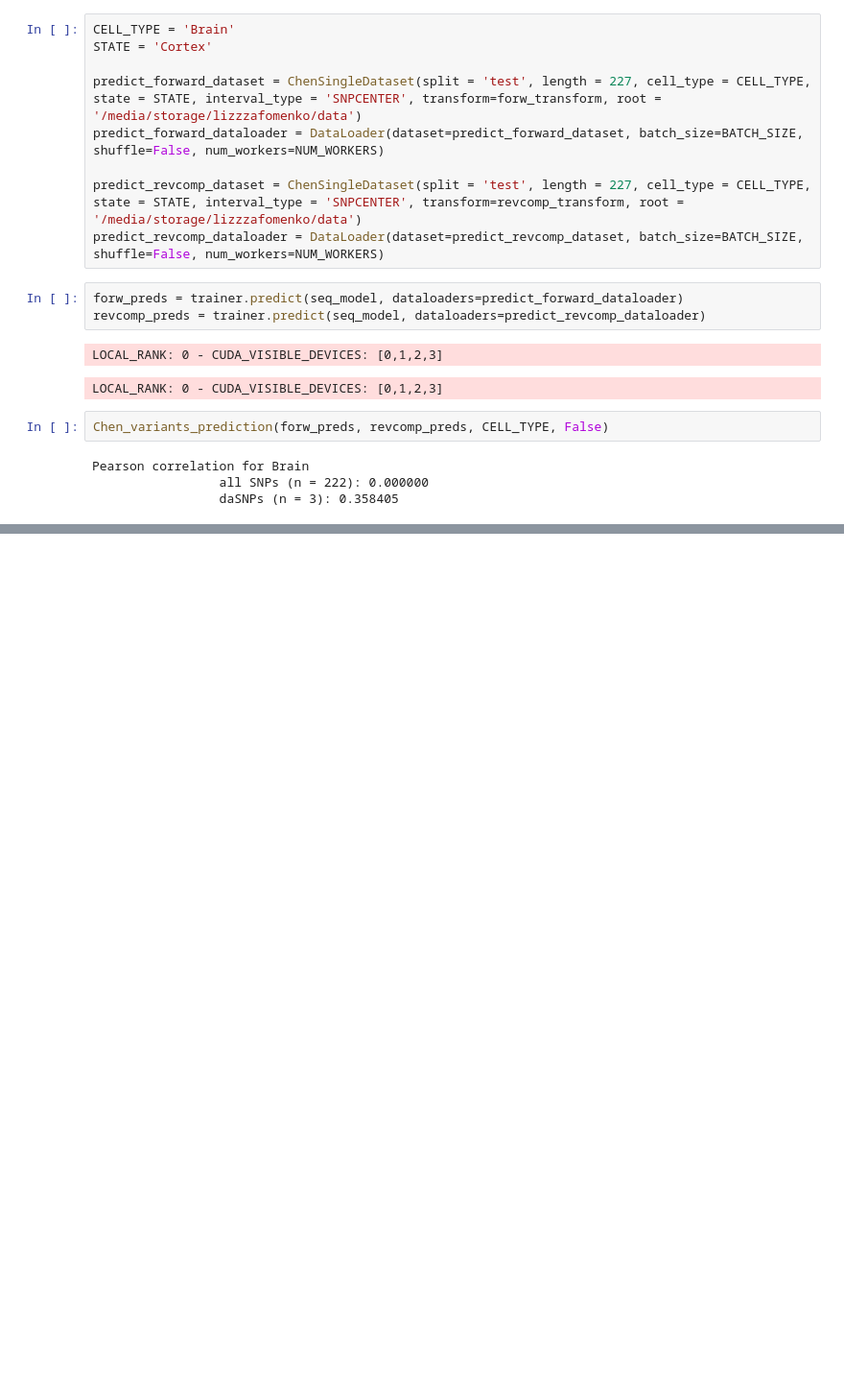
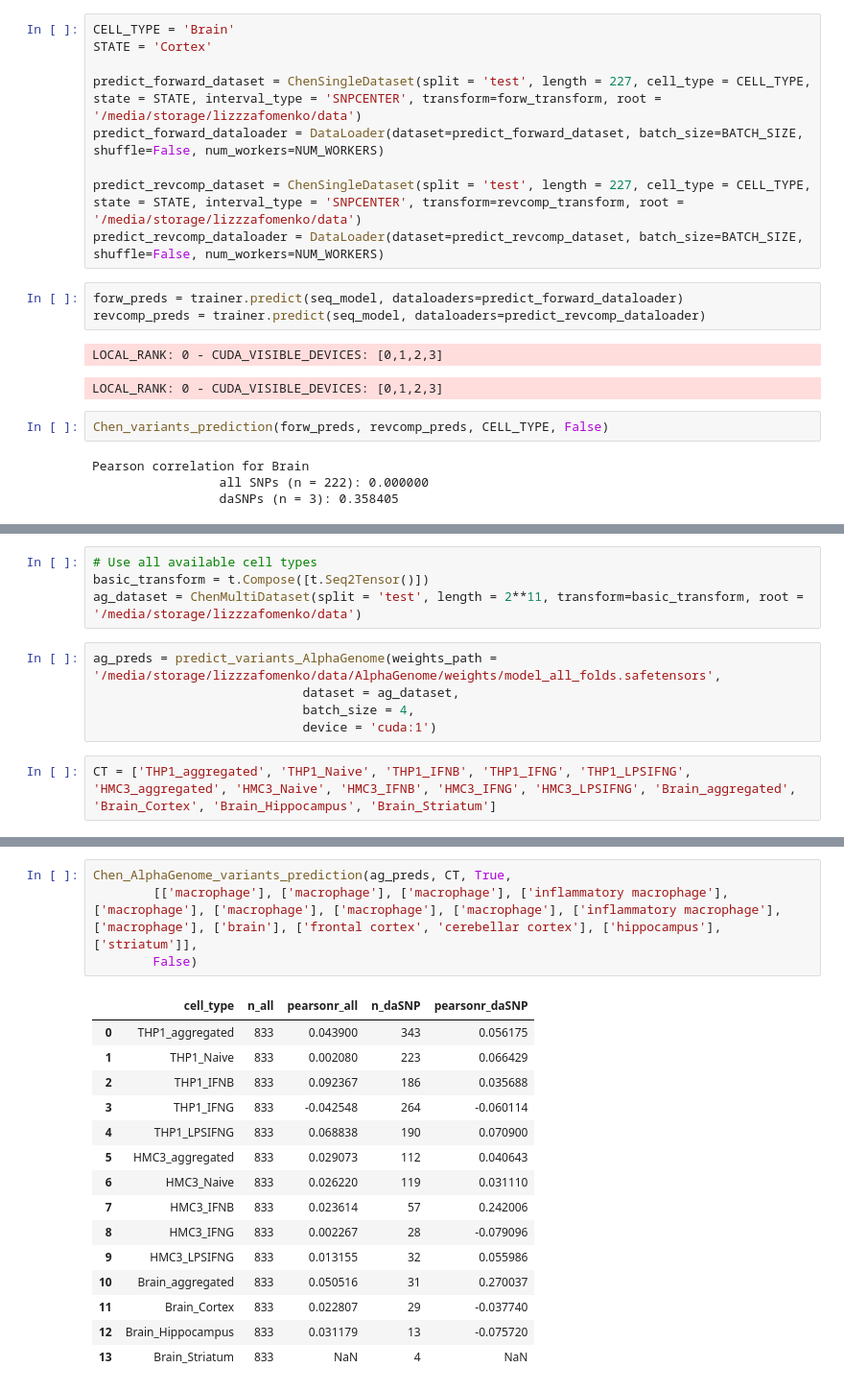
Before and after one commit to autosome-ru/MPRA-MNIST, a Jupyter notebook: mpramnist/Chen2025/ChenDataset_example.ipynb, the cells around one changed output, grey strips where cells are left out. Shown at 96% size. Cells and saved outputs as stored; diff of their text form; blank space fills up the shorter version.

```diff
--- a/mpramnist/Chen2025/ChenDataset_example.ipynb
+++ b/mpramnist/Chen2025/ChenDataset_example.ipynb
@@ -296,0 +311,11 @@ Pearson correlation for Brain
+# %%
+# Use all available cell types
+basic_transform = t.Compose([t.Seq2Tensor()])
+ag_dataset = ChenMultiDataset(split = 'test', length = 2**11, transform=basic_transform, root = '/media/storage/lizzzafomenko/data')
+# %%
+ag_preds = predict_variants_AlphaGenome(weights_path = '/media/storage/lizzzafomenko/data/AlphaGenome/weights/model_all_folds.safetensors',
+                            dataset = ag_dataset,
+                            batch_size = 4,
+                            device = 'cuda:1')
+# %%
+CT = ['THP1_aggregated', 'THP1_Naive', 'THP1_IFNB', 'THP1_IFNG', 'THP1_LPSIFNG', 'HMC3_aggregated', 'HMC3_Naive', 'HMC3_IFNB', 'HMC3_IFNG', 'HMC3_LPSIFNG', 'Brain_aggregated', 'Brain_Cortex', 'Brain_Hippocampus', 'Brain_Striatum']
@@ -296,0 +410,20 @@ Pearson correlation for Brain
+# %%
+Chen_AlphaGenome_variants_prediction(ag_preds, CT, True,
+        [['macrophage'], ['macrophage'], ['macrophage'], ['inflammatory macrophage'], ['macrophage'], ['macrophage'], ['macrophage'], ['macrophage'], ['inflammatory macrophage'], ['macrophage'], ['brain'], ['frontal cortex', 'cerebellar cortex'], ['hippocampus'], ['striatum']],
+        False)
+# %% [output]
+|  | cell_type | n_all | pearsonr_all | n_daSNP | pearsonr_daSNP |
+| 0 | THP1_aggregated | 833 | 0.043900 | 343 | 0.056175 |
+| 1 | THP1_Naive | 833 | 0.002080 | 223 | 0.066429 |
+| 2 | THP1_IFNB | 833 | 0.092367 | 186 | 0.035688 |
+| 3 | THP1_IFNG | 833 | -0.042548 | 264 | -0.060114 |
+| 4 | THP1_LPSIFNG | 833 | 0.068838 | 190 | 0.070900 |
+| 5 | HMC3_aggregated | 833 | 0.029073 | 112 | 0.040643 |
+| 6 | HMC3_Naive | 833 | 0.026220 | 119 | 0.031110 |
+| 7 | HMC3_IFNB | 833 | 0.023614 | 57 | 0.242006 |
+| 8 | HMC3_IFNG | 833 | 0.002267 | 28 | -0.079096 |
+| 9 | HMC3_LPSIFNG | 833 | 0.013155 | 32 | 0.055986 |
+| 10 | Brain_aggregated | 833 | 0.050516 | 31 | 0.270037 |
+| 11 | Brain_Cortex | 833 | 0.022807 | 29 | -0.037740 |
+| 12 | Brain_Hippocampus | 833 | 0.031179 | 13 | -0.075720 |
+| 13 | Brain_Striatum | 833 | NaN | 4 | NaN |
```
Also changed, not shown: parts of 17 cells of this notebook, 10 other files.
